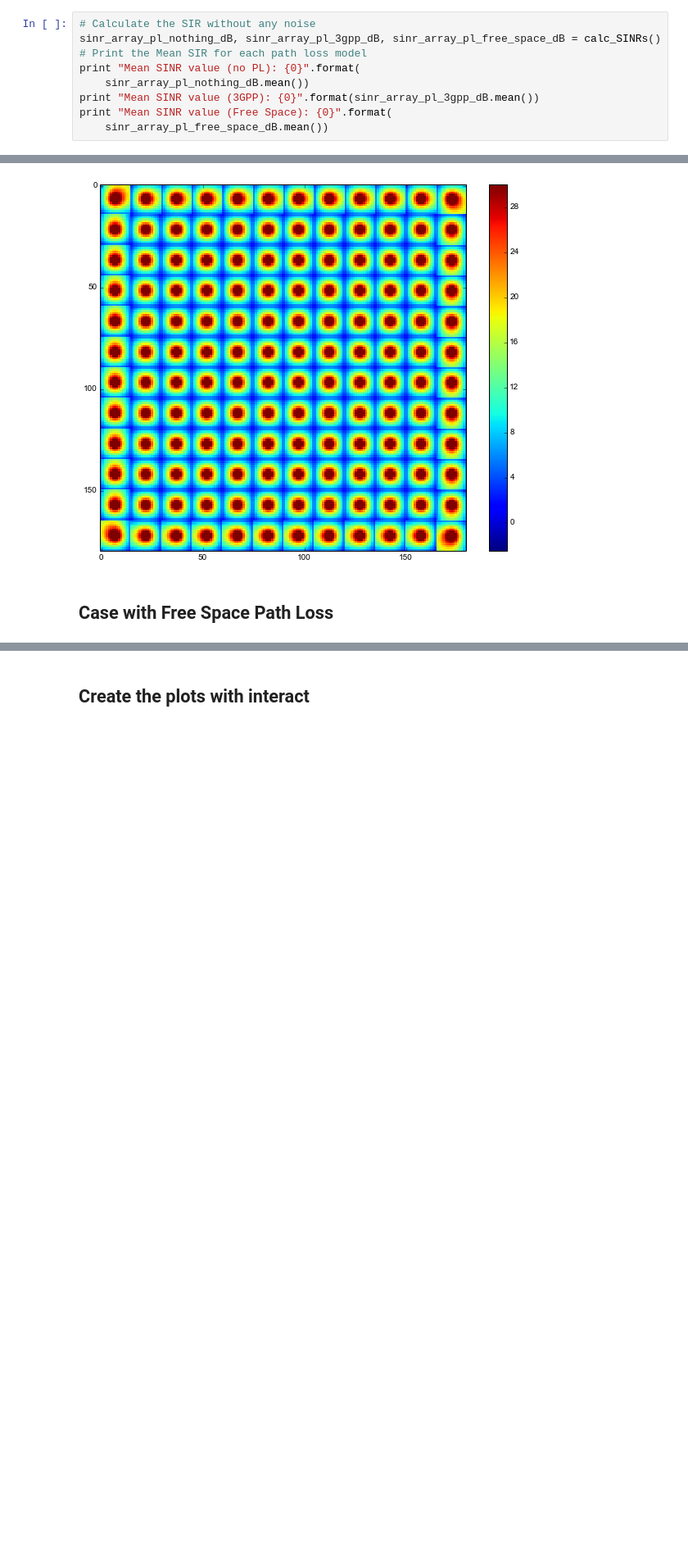
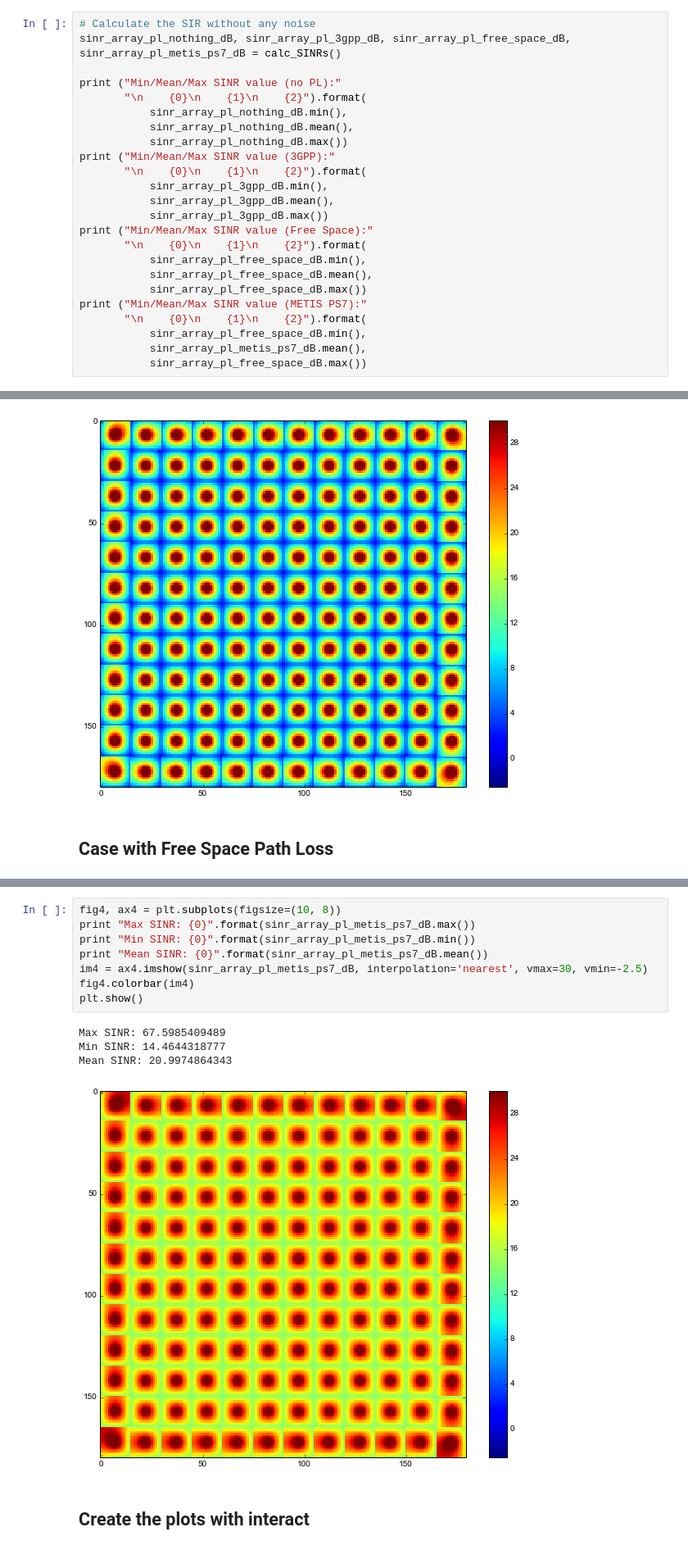
Before and after one commit to darcamo/pyphysim, a Jupyter notebook: ipython_notebooks/METIS Simple Scenario.ipynb, the cells around one changed output, grey strips where cells are left out. Shown at 82% size. Cells and saved outputs as stored; diff of their text form; blank space fills up the shorter version.

```diff
--- a/ipython_notebooks/METIS Simple Scenario.ipynb
+++ b/ipython_notebooks/METIS Simple Scenario.ipynb
@@ -202,10 +268,25 @@ def calc_SINRs(Pt_dBm = 0, noise_var=0.0):
 # %%
 # Calculate the SIR without any noise
-sinr_array_pl_nothing_dB, sinr_array_pl_3gpp_dB, sinr_array_pl_free_space_dB = calc_SINRs()
-# Print the Mean SIR for each path loss model
-print "Mean SINR value (no PL): {0}".format(
-    sinr_array_pl_nothing_dB.mean())
-print "Mean SINR value (3GPP): {0}".format(sinr_array_pl_3gpp_dB.mean())
-print "Mean SINR value (Free Space): {0}".format(
-    sinr_array_pl_free_space_dB.mean())
+sinr_array_pl_nothing_dB, sinr_array_pl_3gpp_dB, sinr_array_pl_free_space_dB, sinr_array_pl_metis_ps7_dB = calc_SINRs()
+
+print ("Min/Mean/Max SINR value (no PL):"
+       "\n    {0}\n    {1}\n    {2}").format(
+           sinr_array_pl_nothing_dB.min(),
+           sinr_array_pl_nothing_dB.mean(),
+           sinr_array_pl_nothing_dB.max())
+print ("Min/Mean/Max SINR value (3GPP):"
+       "\n    {0}\n    {1}\n    {2}").format(
+           sinr_array_pl_3gpp_dB.min(),
+           sinr_array_pl_3gpp_dB.mean(),
+           sinr_array_pl_3gpp_dB.max())
+print ("Min/Mean/Max SINR value (Free Space):"
+       "\n    {0}\n    {1}\n    {2}").format(
+           sinr_array_pl_free_space_dB.min(),
+           sinr_array_pl_free_space_dB.mean(),
+           sinr_array_pl_free_space_dB.max())
+print ("Min/Mean/Max SINR value (METIS PS7):"
+       "\n    {0}\n    {1}\n    {2}").format(
+           sinr_array_pl_free_space_dB.min(),
+           sinr_array_pl_metis_ps7_dB.mean(),
+           sinr_array_pl_free_space_dB.max())
 # %% [output]
@@ -264,3 +360,16 @@ Mean SINR: 7.3473323895
+# %%
+fig4, ax4 = plt.subplots(figsize=(10, 8))
+print "Max SINR: {0}".format(sinr_array_pl_metis_ps7_dB.max())
+print "Min SINR: {0}".format(sinr_array_pl_metis_ps7_dB.min())
+print "Mean SINR: {0}".format(sinr_array_pl_metis_ps7_dB.mean())
+im4 = ax4.imshow(sinr_array_pl_metis_ps7_dB, interpolation='nearest', vmax=30, vmin=-2.5)
+fig4.colorbar(im4)
+plt.show()
+# %% [output]
+Max SINR: 67.5985409489
+Min SINR: 14.4644318777
+Mean SINR: 20.9974864343
+[figure, added]
 # %% [markdown]
 ## Create the plots with interact
 # %% [markdown]
```
Also changed, not shown: parts of 12 cells of this notebook, 1 other file.
